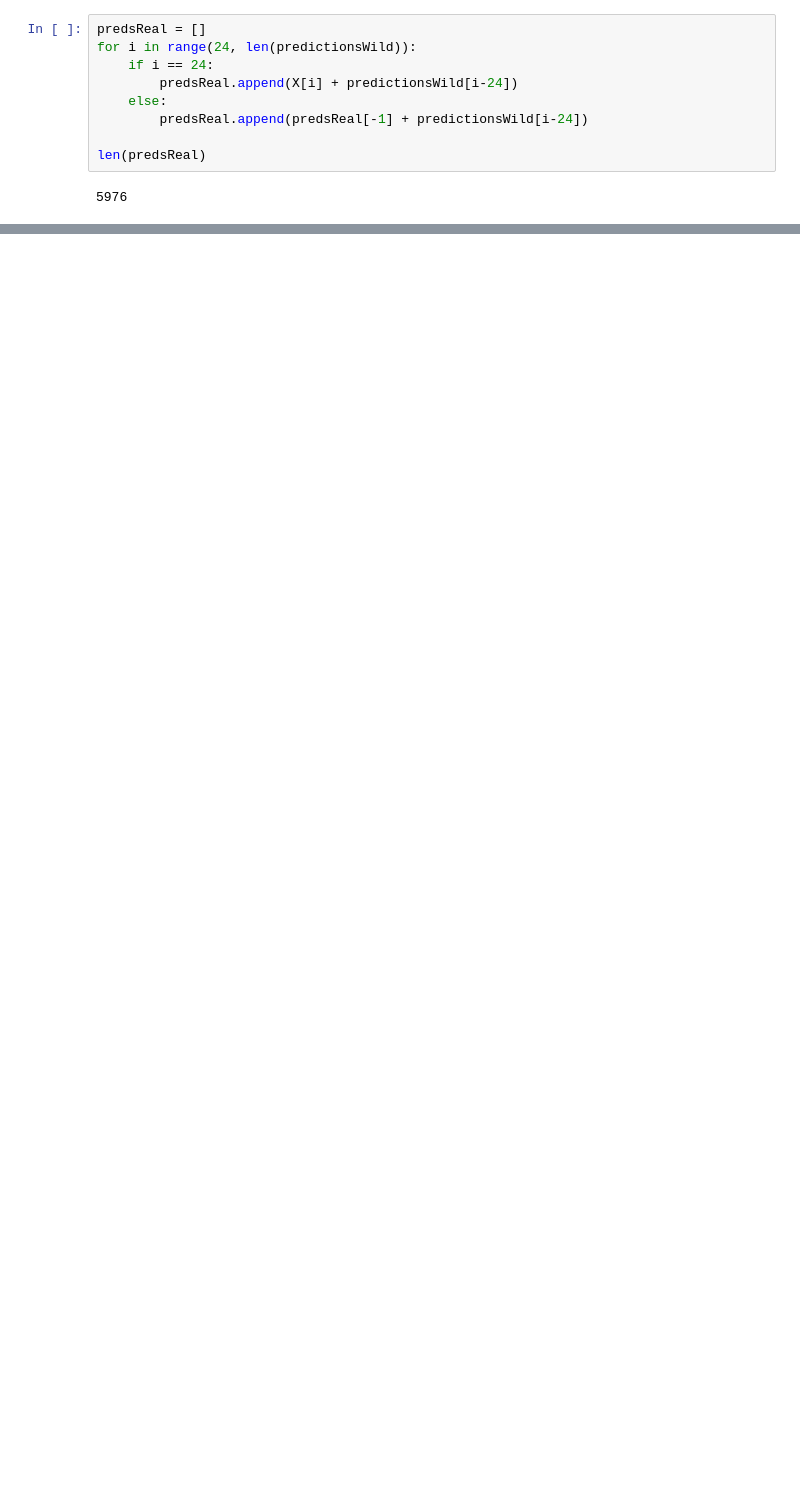
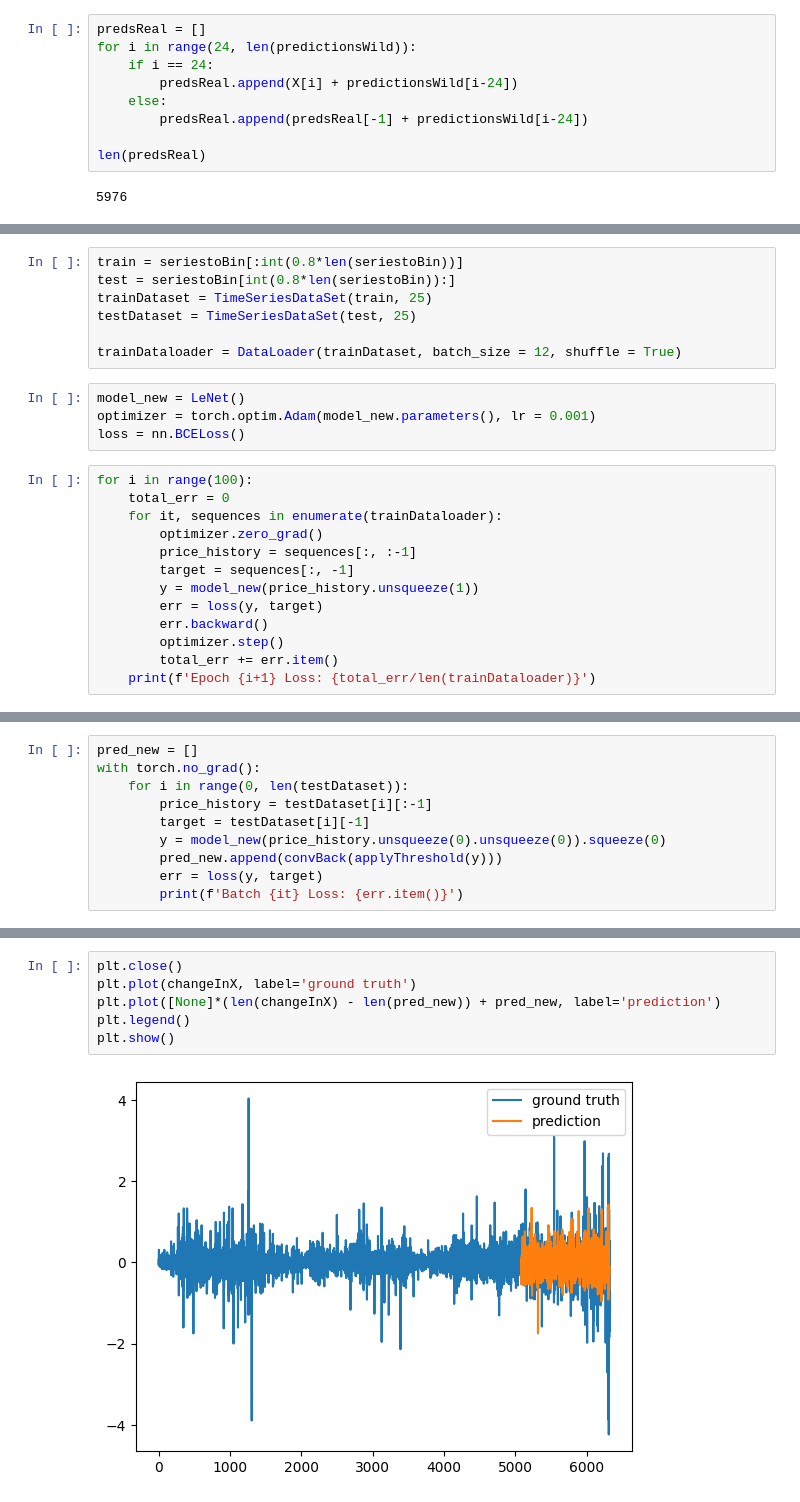
Before and after one commit to YVishere/Stock-Tuah-api, a Jupyter notebook: working.ipynb, the cells around one changed output, grey strips where cells are left out. Cells and saved outputs as stored; diff of their text form; blank space fills up the shorter version.

Commit message:
Tests for the model

```diff
--- a/working.ipynb
+++ b/working.ipynb
@@ -512,0 +517,24 @@ plt.show()
+# %%
+train = seriestoBin[:int(0.8*len(seriestoBin))]
+test = seriestoBin[int(0.8*len(seriestoBin)):]
+trainDataset = TimeSeriesDataSet(train, 25)
+testDataset = TimeSeriesDataSet(test, 25)
+
+trainDataloader = DataLoader(trainDataset, batch_size = 12, shuffle = True)
+# %%
+model_new = LeNet()
+optimizer = torch.optim.Adam(model_new.parameters(), lr = 0.001)
+loss = nn.BCELoss()
+# %%
+for i in range(100):
+    total_err = 0
+    for it, sequences in enumerate(trainDataloader):
+        optimizer.zero_grad()
+        price_history = sequences[:, :-1]
+        target = sequences[:, -1]
+        y = model_new(price_history.unsqueeze(1))
+        err = loss(y, target)
+        err.backward()
+        optimizer.step()
+        total_err += err.item()
+    print(f'Epoch {i+1} Loss: {total_err/len(trainDataloader)}')
@@ -512,0 +559,10 @@ plt.show()
+# %%
+pred_new = []
+with torch.no_grad():
+    for i in range(0, len(testDataset)):
+        price_history = testDataset[i][:-1]
+        target = testDataset[i][-1]
+        y = model_new(price_history.unsqueeze(0).unsqueeze(0)).squeeze(0)
+        pred_new.append(convBack(applyThreshold(y)))
+        err = loss(y, target)
+        print(f'Batch {it} Loss: {err.item()}')
@@ -512,0 +587,8 @@ plt.show()
+# %%
+plt.close()
+plt.plot(changeInX, label='ground truth')
+plt.plot([None]*(len(changeInX) - len(pred_new)) + pred_new, label='prediction')
+plt.legend()
+plt.show()
+# %% [output]
+[figure, added]
```
Also changed, not shown: parts of 14 cells of this notebook.
